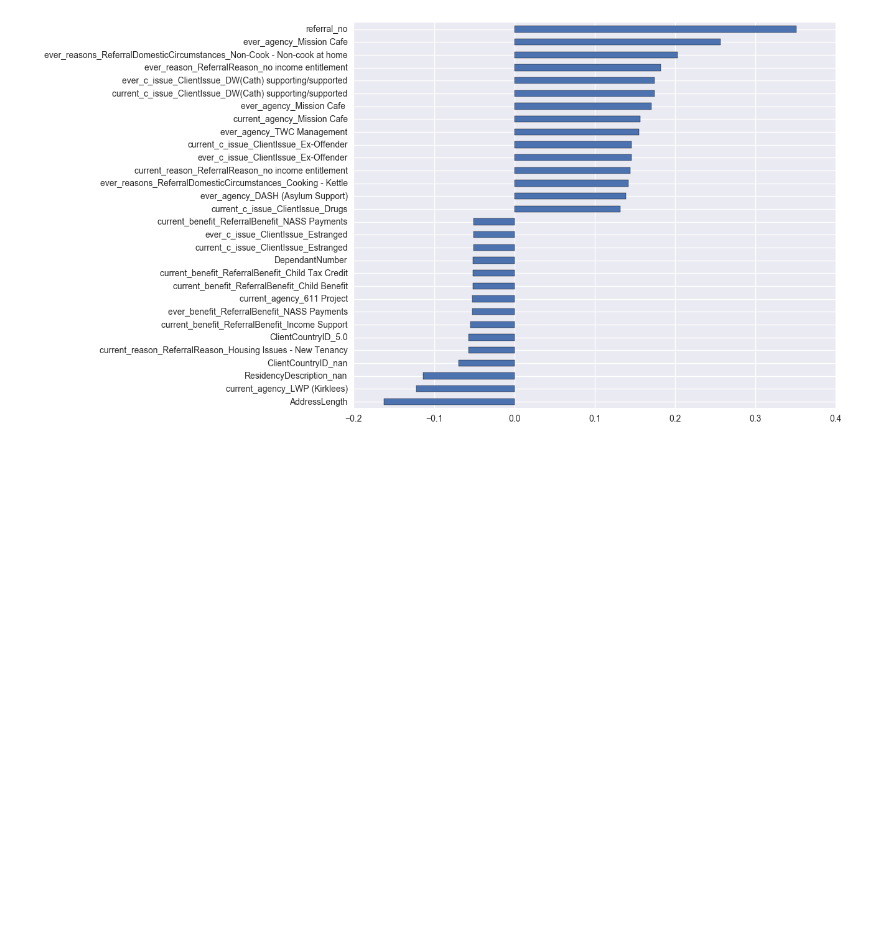
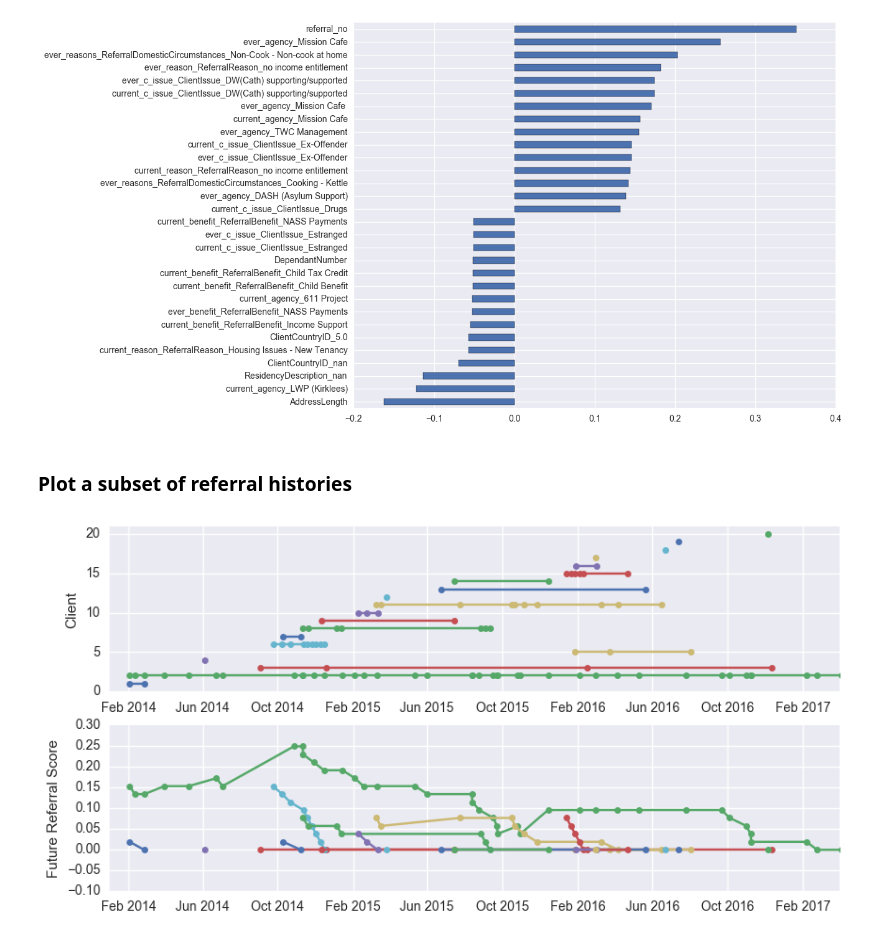
Before and after one commit to DataKind-UK/Welcome-Centre-DataCorps-Code, a Jupyter notebook: notebooks/steering_committee2_graphs.ipynb, the cells around one changed output. Saved outputs shown, nothing was run; the diff lists cells and outputs as text; code cells hidden in the pictures; blank space fills up the shorter version.

```diff
--- a/notebooks/steering_committee2_graphs.ipynb
+++ b/notebooks/steering_committee2_graphs.ipynb
@@ -102,3 +102,44 @@ pd.concat([correlations.head(15), correlations.tail(15)]).plot(kind='barh', figs
 # %% [output]
 <matplotlib.axes._subplots.AxesSubplot at 0x...>
 [figure]
+# %% [markdown]
+### Plot a subset of referral histories
+# %%
+# Plot the score for a single client
+def plot_time_series(referrals, client_ids_to_plot):
+    for_plot = referrals[(referrals['ClientId'].isin(client_ids_to_plot))]
+    fig = plt.figure(figsize=(15, 4))
+    ax0 = plt.subplot(111)
+    i = 1
+    for k,g in for_plot.groupby('ClientId'):
+        ax0.plot_date(x=g['ReferralTakenDate'], y=[i for j in range(len(g))])
+        i += 1
+    ax0.set_xlim(date(2014,1,1), date(2017,4,1))
+    ax0.set_ylabel('Client')
+    ax0.set_ylim(0, len(client_ids_to_plot) + 1)
+
+# Plot the score for a single client
+def plot_time_series_with_scores(referrals, client_ids_to_plot):
+    for_plot = referrals[(referrals['ClientId'].isin(client_ids_to_plot))]
+    fig = plt.figure(figsize=(10, 5))
+    gs = gridspec.GridSpec(2, 1, height_ratios=[1, 1])
+    ax0 = plt.subplot(gs[0])
+    ax1 = plt.subplot(gs[1])
+    i = 1
+    for_plot = for_plot.sample(frac=1)
+    for k,g in for_plot.groupby('ClientId'):
+        g = g.sort_values('ReferralTakenDate')
+        ax0.plot_date(x=g['ReferralTakenDate'], y=[i for j in range(len(g))],markersize=5, linestyle='solid')
+        ax1.plot_date(x=g['ReferralTakenDate'], y=g['future_referral_score'],
+                     markersize=5, linestyle='solid')
+        i += 1
+    ax0.set_xlim(date(2014,1,1), date(2017,4,1))
+    ax1.set_xlim(date(2014,1,1), date(2017,4,1))
+    ax0.set_ylabel('Client')
+    ax0.set_ylim(-0.1, len(client_ids_to_plot) + 1)
+    ax1.set_ylim(-0.1, 0.3)
+    ax1.set_ylabel('Future Referral Score')
+
+plot_time_series_with_scores(referrals, referrals.groupby('ClientId').size().sample(20).index)
+# %% [output]
+[figure, added]
```
Also changed, not shown: parts of 1 cell of this notebook, 3 other files.
